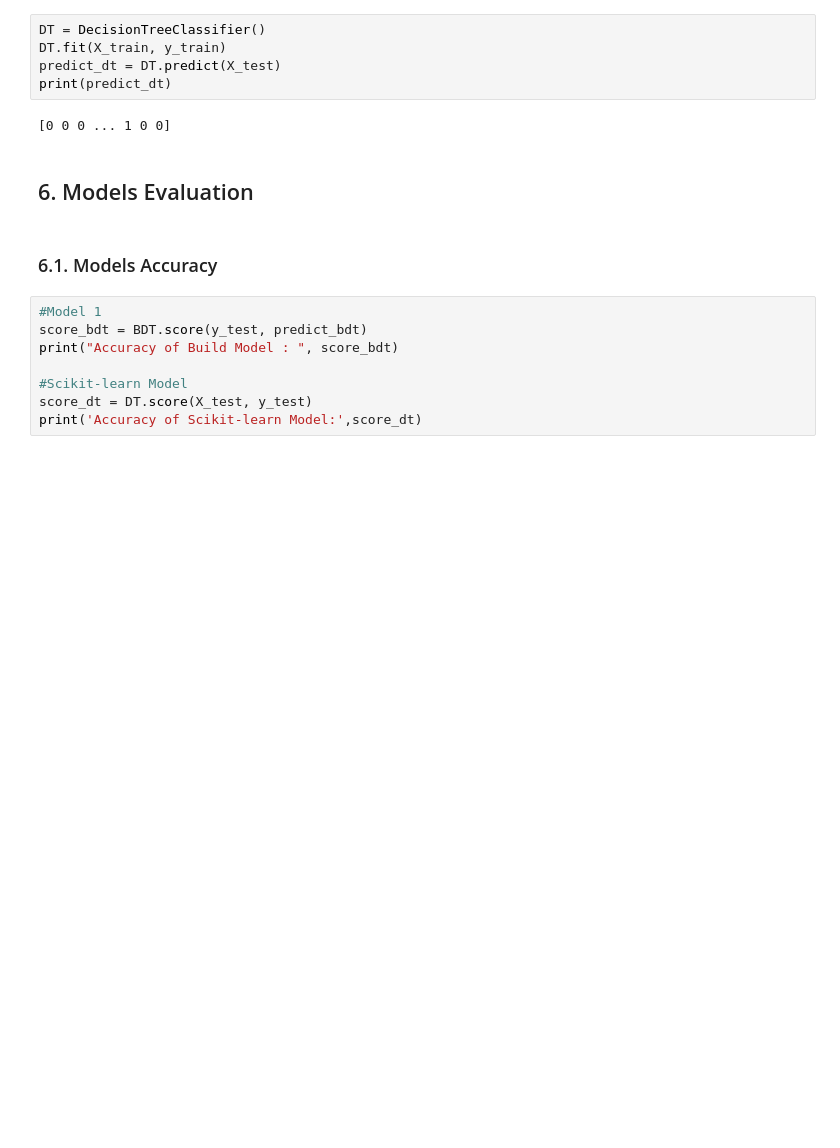
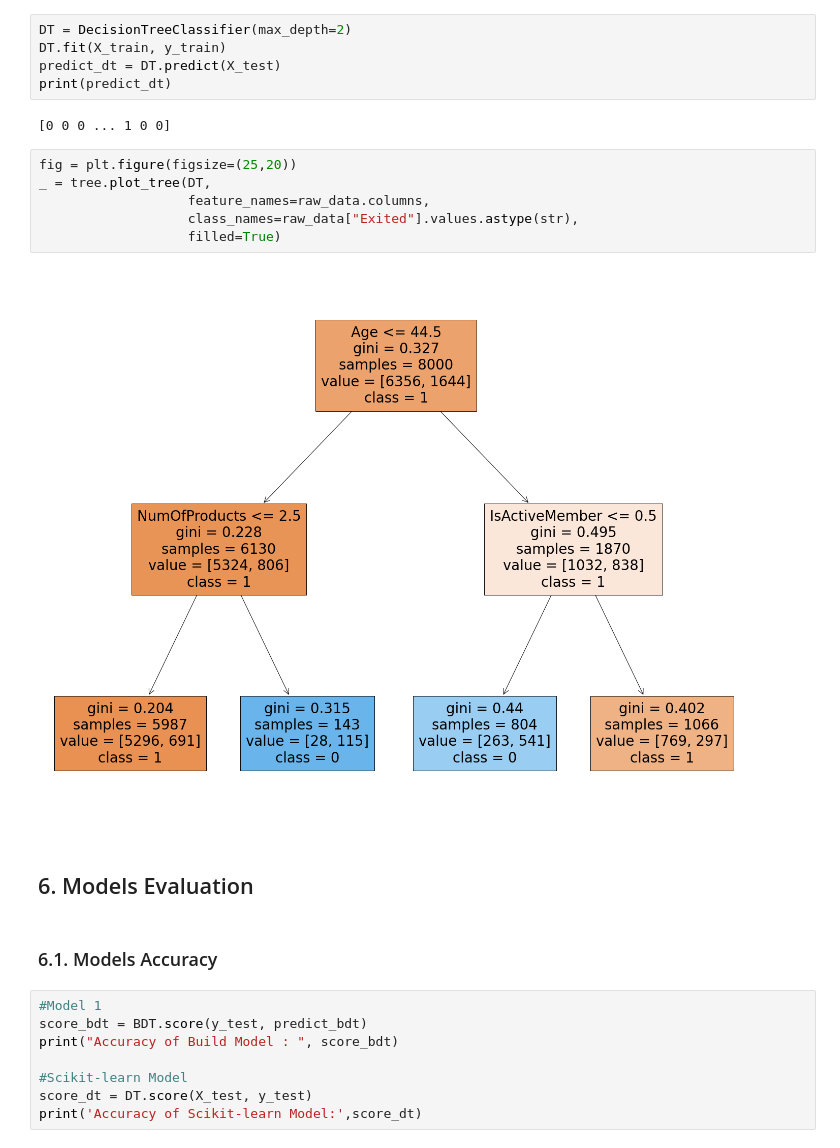
Before and after one commit to jmkd0/Programming, a Jupyter notebook: Python/Churn_prediction/churn_prediction.ipynb, the cells around one changed output. Cells and saved outputs as stored; diff of their text form; blank space fills up the shorter version.

```diff
--- a/Python/Churn_prediction/churn_prediction.ipynb
+++ b/Python/Churn_prediction/churn_prediction.ipynb
@@ -318,12 +319,20 @@ print(predict_bdt)
 # %% [markdown]
 #### 5.2.2 Test Scikit Learn's Decisiopn Tree
 # %%
-DT = DecisionTreeClassifier()
+DT = DecisionTreeClassifier(max_depth=2)
 DT.fit(X_train, y_train)
 predict_dt = DT.predict(X_test)
 print(predict_dt)
 # %% [output]
 [0 0 0 ... 1 0 0]
+# %%
+fig = plt.figure(figsize=(25,20))
+_ = tree.plot_tree(DT,
+                   feature_names=raw_data.columns,
+                   class_names=raw_data["Exited"].values.astype(str),
+                   filled=True)
+# %% [output]
+[figure, added]
 # %% [markdown]
 ## 6. Models Evaluation
 # %% [markdown]
```
Also changed, not shown: parts of 5 cells of this notebook, 10 other files.
